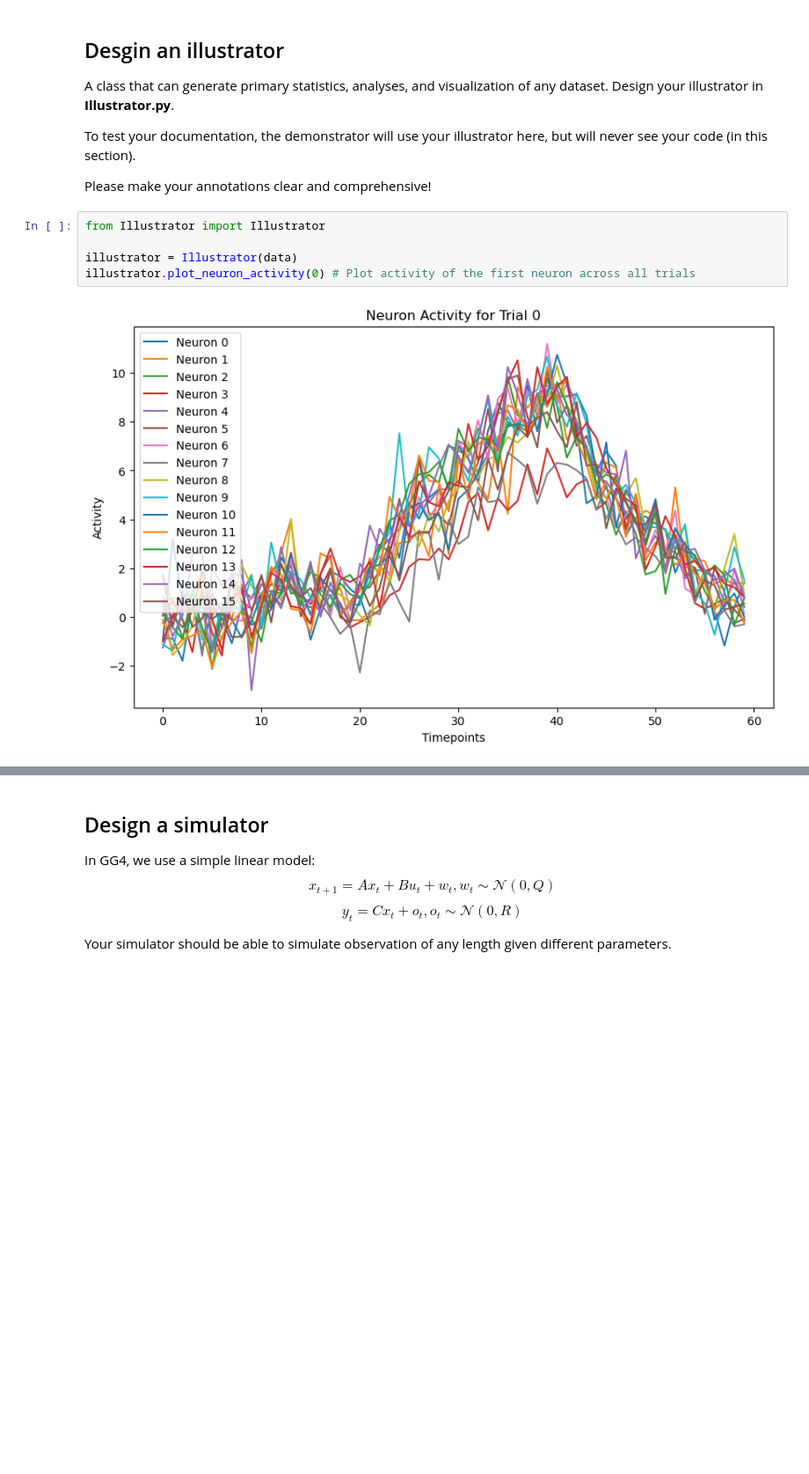
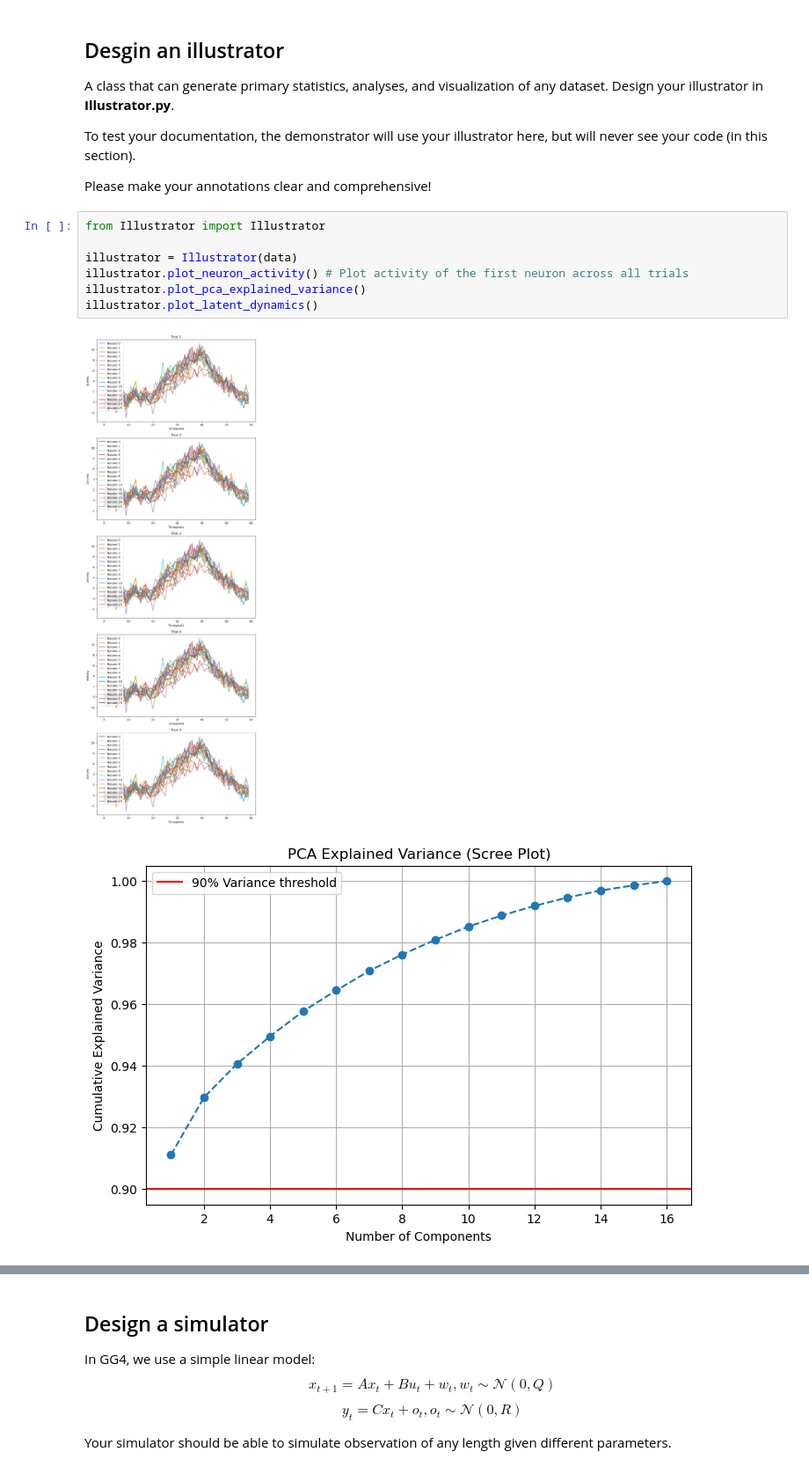
Before and after one commit to 108AM/Neural-Control-with-Adaptive-State-Estimation, a Jupyter notebook: week1.ipynb, the cells around one changed output, grey strips where cells are left out. Shown at 88% size. Cells and saved outputs as stored; diff of their text form; blank space fills up the shorter version.

```diff
--- a/week1.ipynb
+++ b/week1.ipynb
@@ -56,7 +56,10 @@ Please make your annotations clear and comprehensive!
 # %%
 from Illustrator import Illustrator
 
 illustrator = Illustrator(data)
-illustrator.plot_neuron_activity(0) # Plot activity of the first neuron across all trials
+illustrator.plot_neuron_activity() # Plot activity of the first neuron across all trials
+illustrator.plot_pca_explained_variance()
+illustrator.plot_latent_dynamics()
 # %% [output]
-[figure, old version]
+[figure, new version]
+[figure, added]
```
Also changed, not shown: parts of 2 cells of this notebook, 2 other files.
